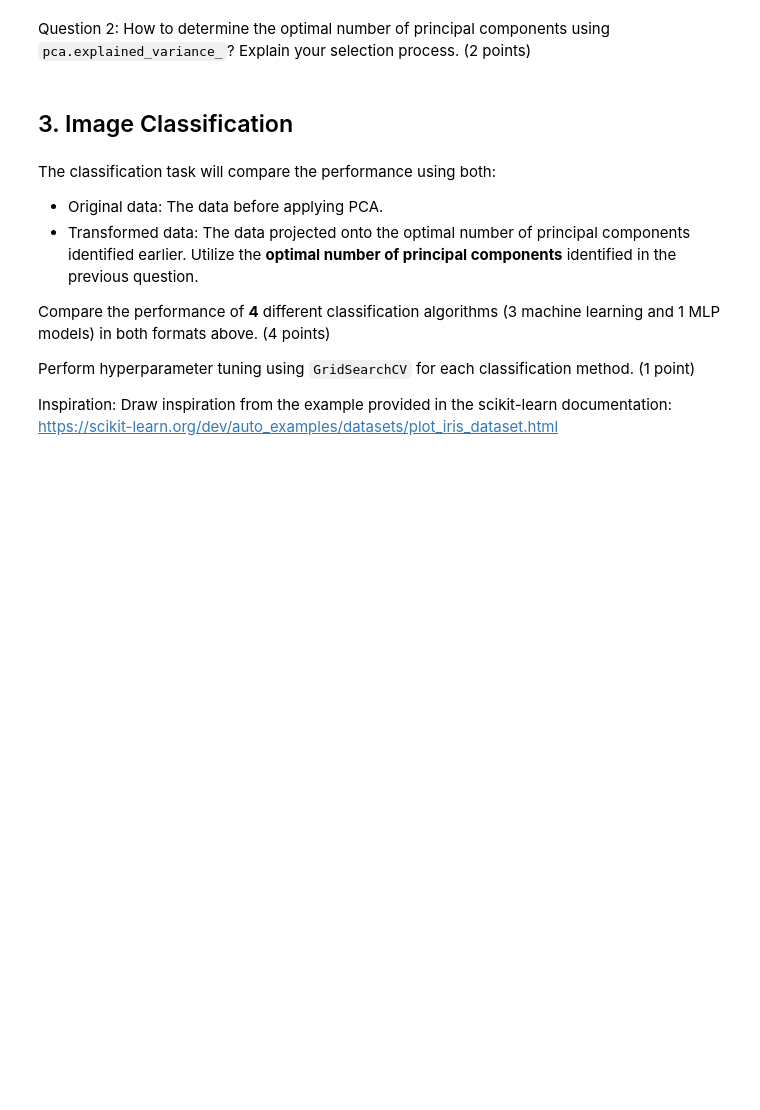
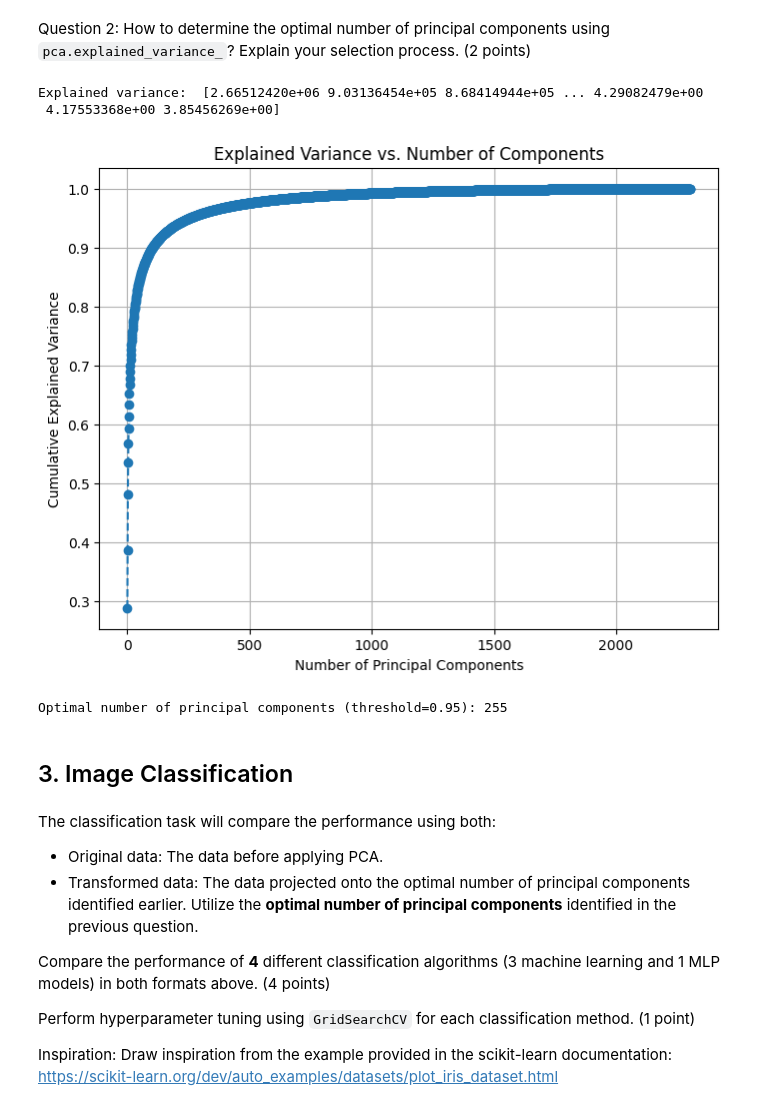
Before and after one commit to taindp98/Fundamental-ML, a Jupyter notebook: notebooks/EDA.ipynb, the cells around one changed output. Cells and saved outputs as stored; diff of their text form; code cells hidden in the pictures; blank space fills up the shorter version.

```diff
--- a/notebooks/EDA.ipynb
+++ b/notebooks/EDA.ipynb
@@ -85,3 +106,36 @@ Question 2: How to determine the optimal number of principal components using ``
+# %%
+def determine_optimal_pca_components(images: np.ndarray, threshold: float = 0.95):
+    """
+    Determine the optimal number of principal components based on a variance threshold
+    """
+    n_samples, height, width = images.shape
+    images_reshaped = images.reshape(n_samples, height * width)
+
+    pca = PCA()
+    pca.fit(images_reshaped)
+
+    print("Explained variance: ", pca.explained_variance_)
+
+    cumulative_explained_variance = np.cumsum(pca.explained_variance_ratio_)
+
+    plt.figure(figsize=(8, 6))
+    plt.plot(cumulative_explained_variance, marker='o', linestyle='--')
+    plt.xlabel('Number of Principal Components')
+    plt.ylabel('Cumulative Explained Variance')
+    plt.title('Explained Variance vs. Number of Components')
+    plt.grid(True)
+    plt.show()
+
+    optimal_components = np.argmax(cumulative_explained_variance >= threshold) + 1
+
+    print(f"Optimal number of principal components (threshold={threshold}): {optimal_components}")
+# %%
+determine_optimal_pca_components(images, threshold=0.95)
+# %% [output]
+Explained variance:  [2.66512420e+06 9.03136454e+05 8.68414944e+05 ... 4.29082479e+00
+ 4.17553368e+00 3.85456269e+00]
+[figure, added]
+Optimal number of principal components (threshold=0.95): 255
 # %% [markdown]
 ## 3. Image Classification
 # %% [markdown]
```
Also changed, not shown: parts of 5 cells of this notebook, 1 other file.
